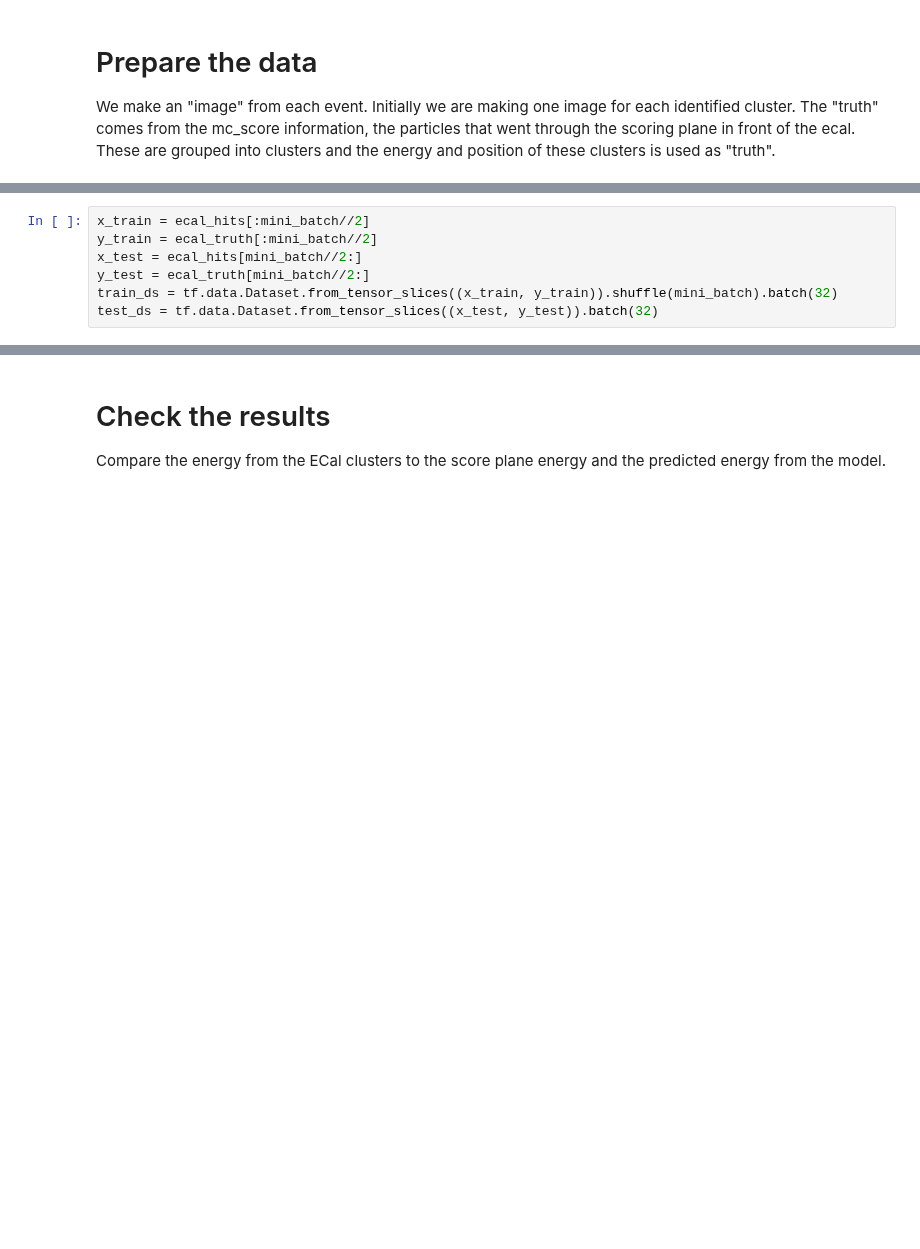
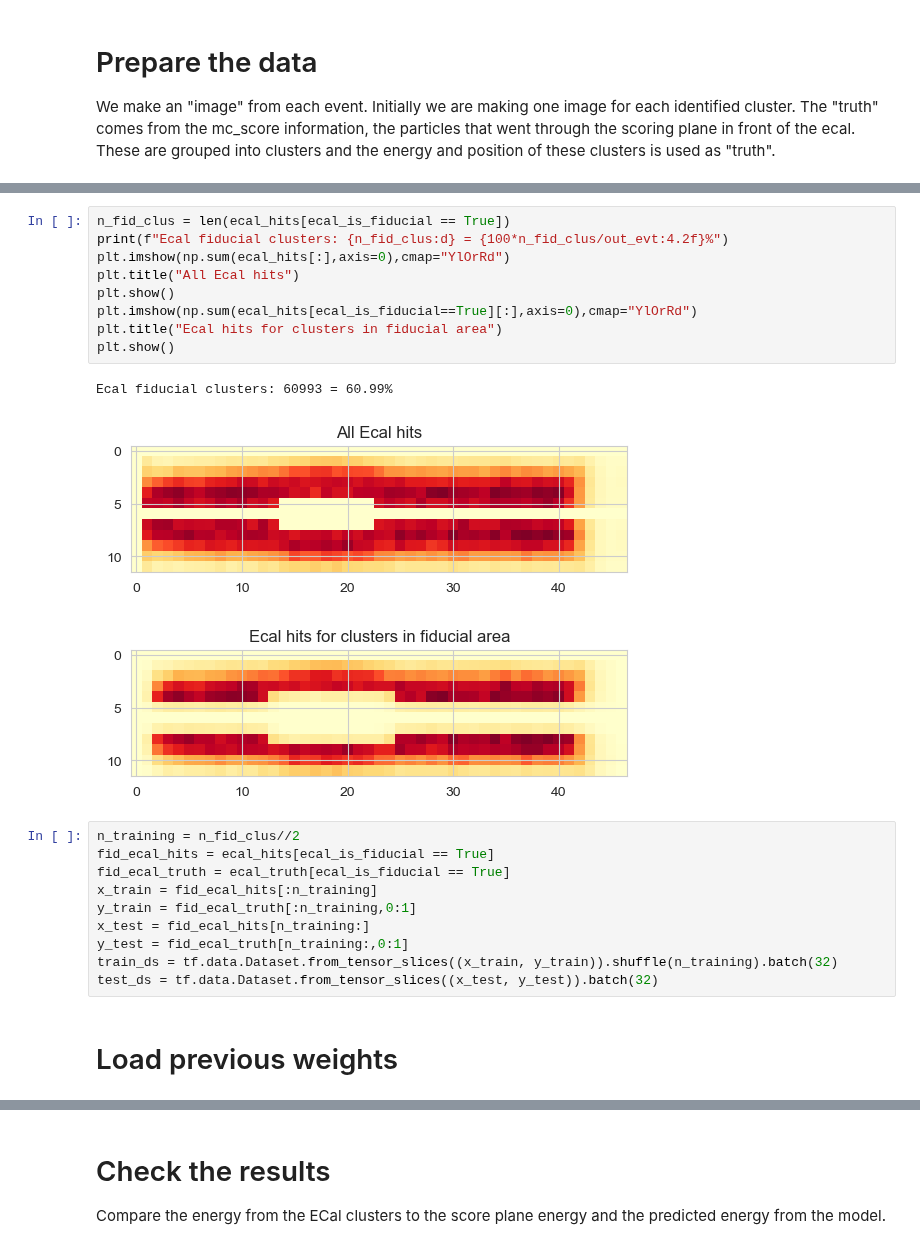
Before and after one commit to mholtrop/Analysis, a Jupyter notebook: MC2021/MC_CNN_Test.ipynb, the cells around one changed output, grey strips where cells are left out. Saved outputs shown, nothing was run; the diff lists cells and outputs as text; blank space fills up the shorter version.

```diff
--- a/MC2021/MC_CNN_Test.ipynb
+++ b/MC2021/MC_CNN_Test.ipynb
@@ -268,7 +300,25 @@ n_event = 74889  out_evt = 50000  event = 74889
+# %%
+n_fid_clus = len(ecal_hits[ecal_is_fiducial == True])
+print(f"Ecal fiducial clusters: {n_fid_clus:d} = {100*n_fid_clus/out_evt:4.2f}%")
+plt.imshow(np.sum(ecal_hits[:],axis=0),cmap="YlOrRd")
+plt.title("All Ecal hits")
+plt.show()
+plt.imshow(np.sum(ecal_hits[ecal_is_fiducial==True][:],axis=0),cmap="YlOrRd")
+plt.title("Ecal hits for clusters in fiducial area")
+plt.show()
+# %% [output]
+Ecal fiducial clusters: 60993 = 60.99%
+[figure, added]
+[figure, added]
 # %%
-x_train = ecal_hits[:mini_batch//2]
-y_train = ecal_truth[:mini_batch//2]
-x_test = ecal_hits[mini_batch//2:]
-y_test = ecal_truth[mini_batch//2:]
-train_ds = tf.data.Dataset.from_tensor_slices((x_train, y_train)).shuffle(mini_batch).batch(32)
+n_training = n_fid_clus//2
+fid_ecal_hits = ecal_hits[ecal_is_fiducial == True]
+fid_ecal_truth = ecal_truth[ecal_is_fiducial == True]
+x_train = fid_ecal_hits[:n_training]
+y_train = fid_ecal_truth[:n_training,0:1]
+x_test = fid_ecal_hits[n_training:]
+y_test = fid_ecal_truth[n_training:,0:1]
+train_ds = tf.data.Dataset.from_tensor_slices((x_train, y_train)).shuffle(n_training).batch(32)
 test_ds = tf.data.Dataset.from_tensor_slices((x_test, y_test)).batch(32)
+# %% [markdown]
+# Load previous weights
```
Also changed, not shown: parts of 25 cells of this notebook.
